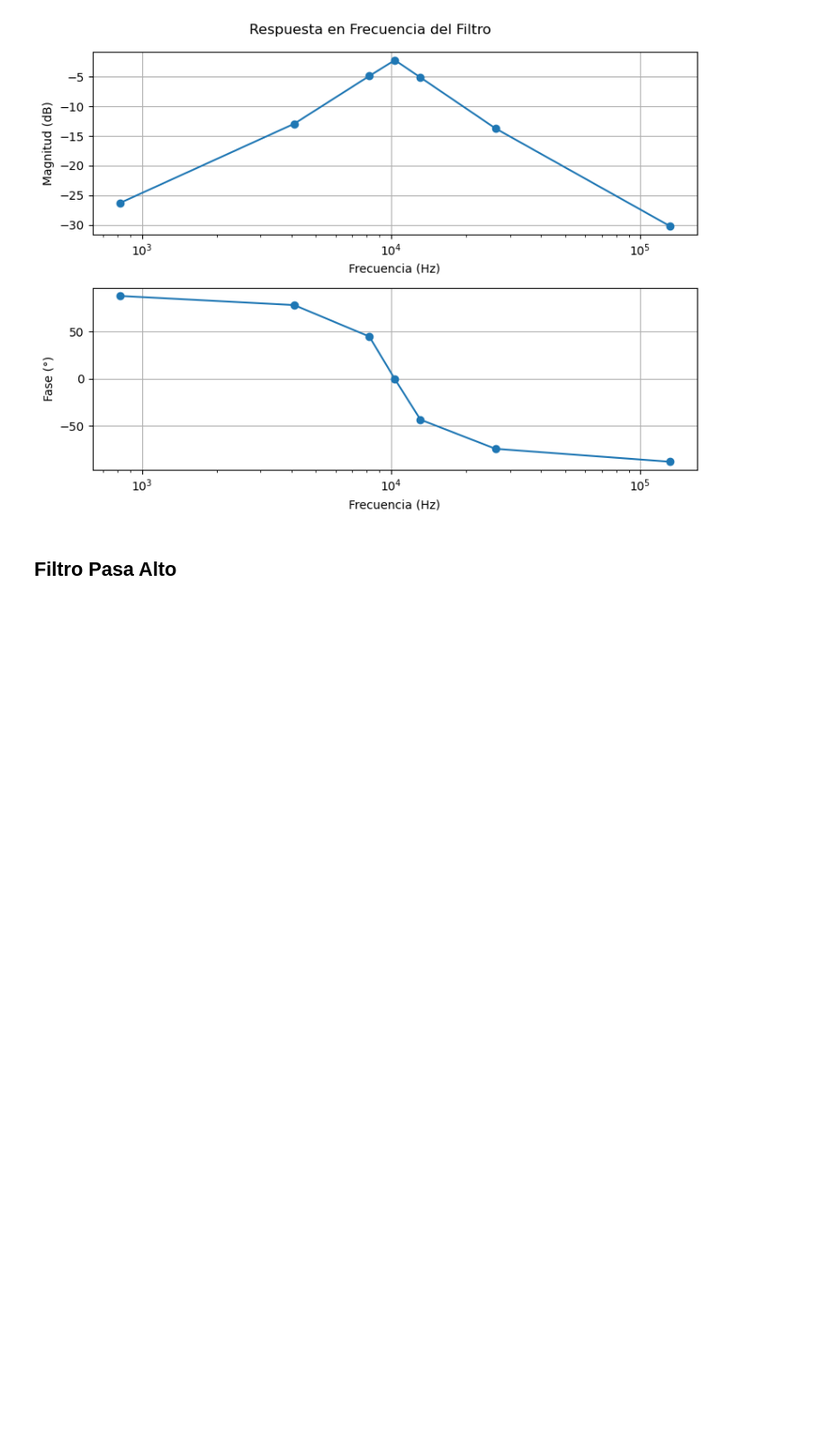
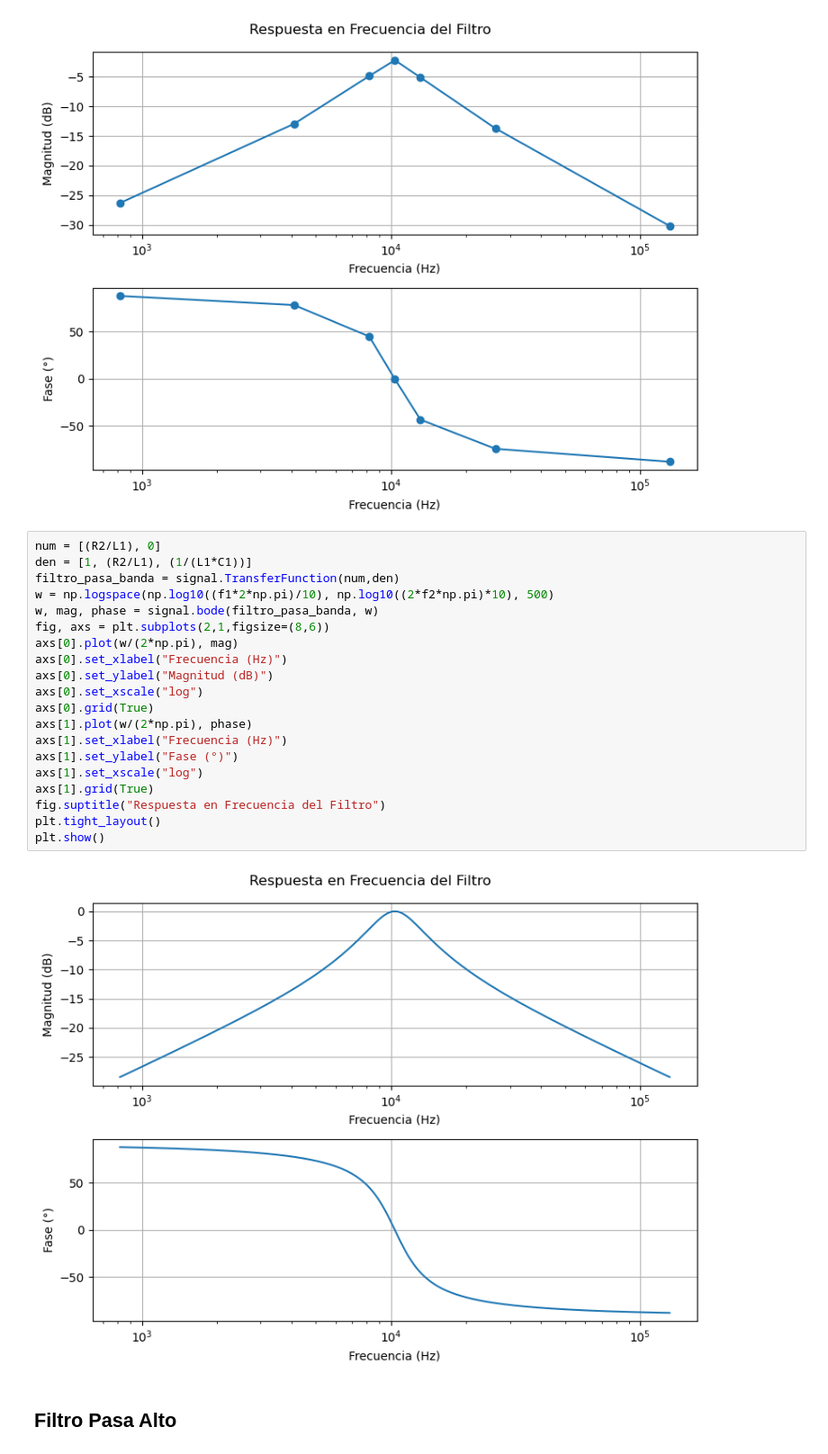
Before and after one commit to ezequiel1611/TP2_Instrumentaci-n, a Jupyter notebook: Puntos 4 y 5/ejercicio3y4.ipynb, the cells around one changed output. Shown at 90% size. Cells and saved outputs as stored; diff of their text form; blank space fills up the shorter version.

Commit message:
Actualización de Gráficas
Ya quedaron hechas las gráficas de todas las señales y también los diagramas de bode de cada filtro

```diff
--- a/Puntos 4 y 5/ejercicio3y4.ipynb
+++ b/Puntos 4 y 5/ejercicio3y4.ipynb
@@ -77,6 +80,28 @@ plt.tight_layout()
 plt.show()
 # %% [output]
 [figure]
+# %%
+num = [(R2/L1), 0]
+den = [1, (R2/L1), (1/(L1*C1))]
+filtro_pasa_banda = signal.TransferFunction(num,den)
+w = np.logspace(np.log10((f1*2*np.pi)/10), np.log10((2*f2*np.pi)*10), 500)
+w, mag, phase = signal.bode(filtro_pasa_banda, w)
+fig, axs = plt.subplots(2,1,figsize=(8,6))
+axs[0].plot(w/(2*np.pi), mag)
+axs[0].set_xlabel("Frecuencia (Hz)")
+axs[0].set_ylabel("Magnitud (dB)")
+axs[0].set_xscale("log")
+axs[0].grid(True)
+axs[1].plot(w/(2*np.pi), phase)
+axs[1].set_xlabel("Frecuencia (Hz)")
+axs[1].set_ylabel("Fase (°)")
+axs[1].set_xscale("log")
+axs[1].grid(True)
+fig.suptitle("Respuesta en Frecuencia del Filtro")
+plt.tight_layout()
+plt.show()
+# %% [output]
+[figure, added]
 # %% [markdown]
 ## Filtro Pasa Alto
 # %%
```
Also changed, not shown: parts of 20 cells of this notebook.
